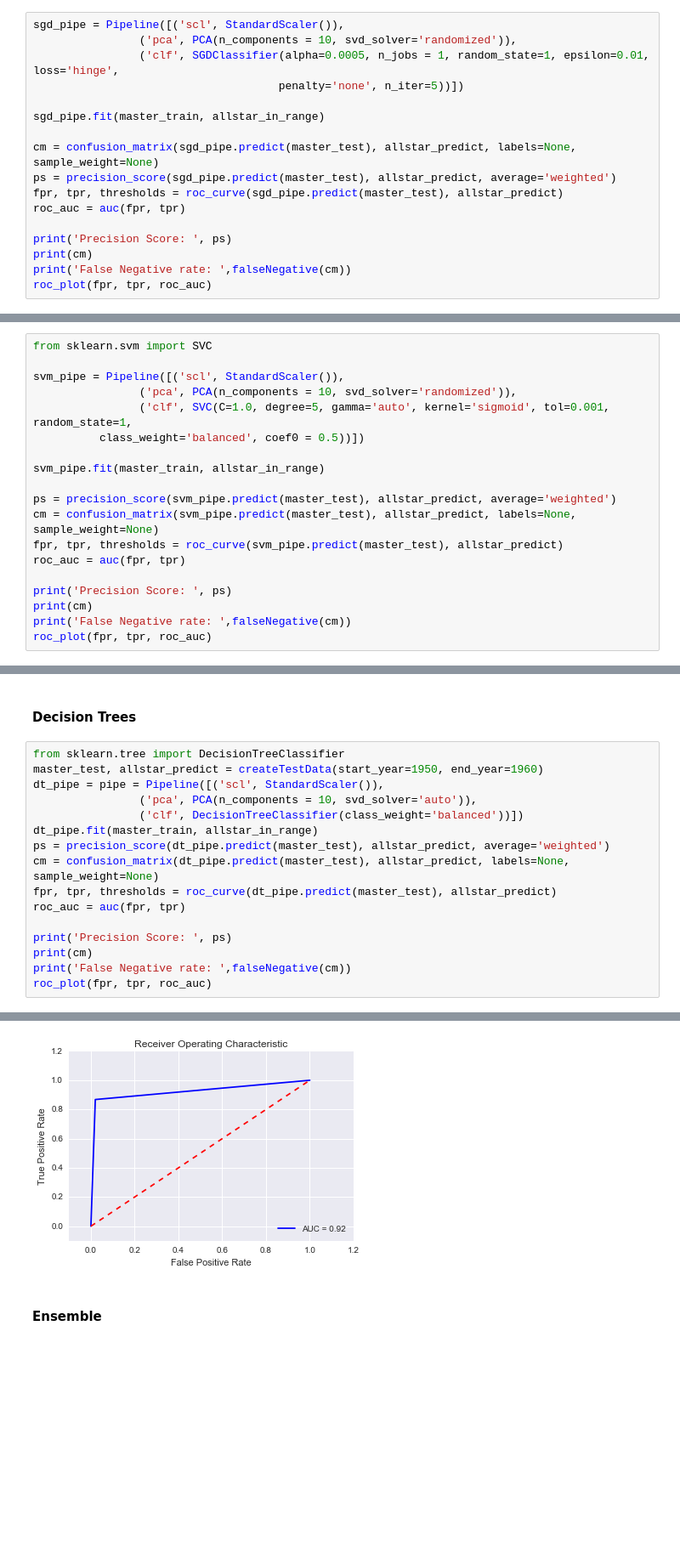
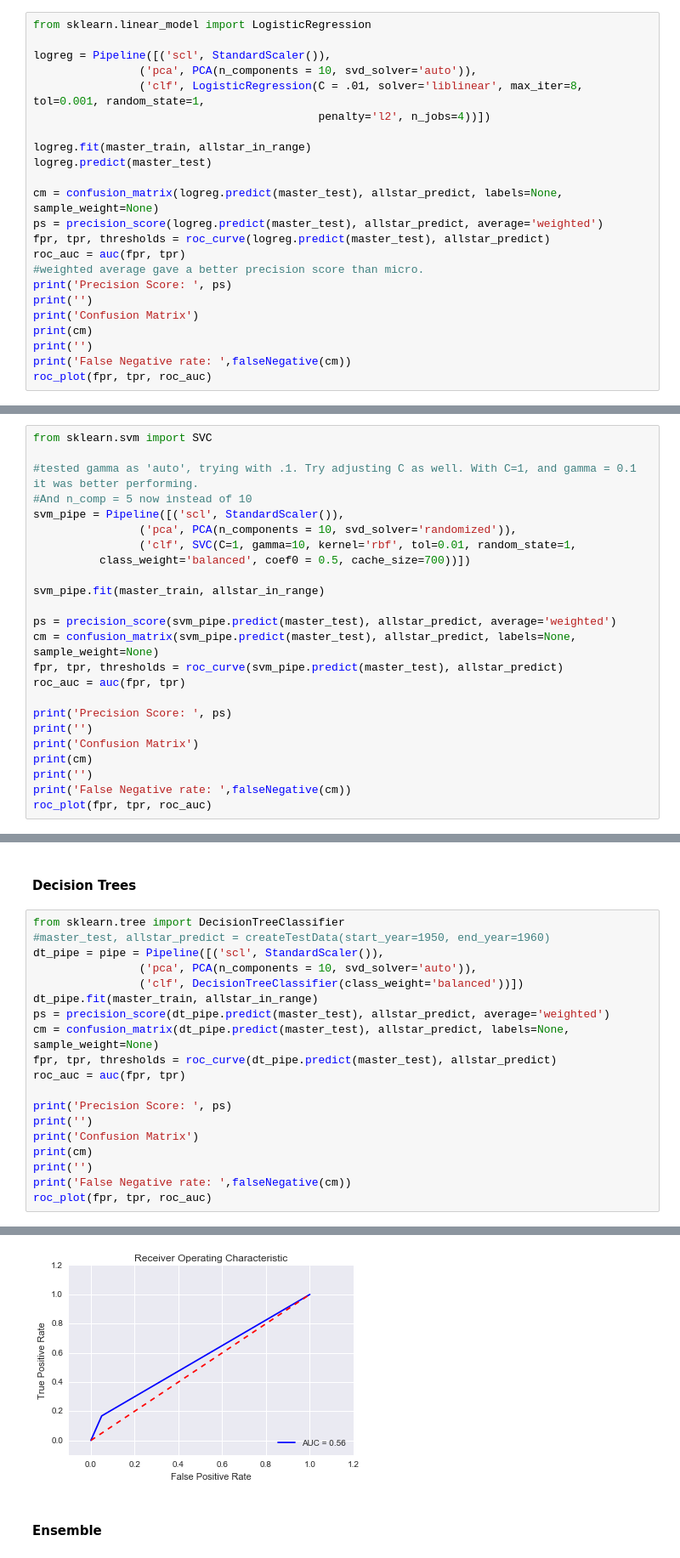
Before and after one commit to quincyschurr/machineLearning, a Jupyter notebook: Lab2/Lab2.ipynb, the cells around one changed output, grey strips where cells are left out. Shown at 85% size. Cells and saved outputs as stored; diff of their text form; blank space fills up the shorter version.

Commit message:
updated tuning and added slider for year
Also added ROC graphs to each algorithm and a conclusion. Included commentary and comments.

```diff
--- a/Lab2/Lab2.ipynb
+++ b/Lab2/Lab2.ipynb
@@ -280,20 +325,26 @@ def roc_plot(fpr, tpr, roc_auc):
 # %% [markdown]
 #### Logistic Regression
 # %%
-sgd_pipe = Pipeline([('scl', StandardScaler()),
-                ('pca', PCA(n_components = 10, svd_solver='randomized')),
-                ('clf', SGDClassifier(alpha=0.0005, n_jobs = 1, random_state=1, epsilon=0.01, loss='hinge',
-                                     penalty='none', n_iter=5))])
+from sklearn.linear_model import LogisticRegression
 
-sgd_pipe.fit(master_train, allstar_in_range)
+logreg = Pipeline([('scl', StandardScaler()),
+                ('pca', PCA(n_components = 10, svd_solver='auto')),
+                ('clf', LogisticRegression(C = .01, solver='liblinear', max_iter=8, tol=0.001, random_state=1,
+                                           penalty='l2', n_jobs=4))])
 
-cm = confusion_matrix(sgd_pipe.predict(master_test), allstar_predict, labels=None, sample_weight=None)
-ps = precision_score(sgd_pipe.predict(master_test), allstar_predict, average='weighted')
-fpr, tpr, thresholds = roc_curve(sgd_pipe.predict(master_test), allstar_predict)
+logreg.fit(master_train, allstar_in_range)
+logreg.predict(master_test)
+
+cm = confusion_matrix(logreg.predict(master_test), allstar_predict, labels=None, sample_weight=None)
+ps = precision_score(logreg.predict(master_test), allstar_predict, average='weighted')
+fpr, tpr, thresholds = roc_curve(logreg.predict(master_test), allstar_predict)
 roc_auc = auc(fpr, tpr)
-
+#weighted average gave a better precision score than micro.
 print('Precision Score: ', ps)
+print('')
+print('Confusion Matrix')
 print(cm)
+print('')
 print('False Negative rate: ',falseNegative(cm))
 roc_plot(fpr, tpr, roc_auc)
 # %% [output]
@@ -336,10 +361,12 @@ False Negative rate:  0.514384349827
 # %%
 from sklearn.svm import SVC
 
+#tested gamma as 'auto', trying with .1. Try adjusting C as well. With C=1, and gamma = 0.1 it was better performing.
+#And n_comp = 5 now instead of 10
 svm_pipe = Pipeline([('scl', StandardScaler()),
                 ('pca', PCA(n_components = 10, svd_solver='randomized')),
-                ('clf', SVC(C=1.0, degree=5, gamma='auto', kernel='sigmoid', tol=0.001, random_state=1,
-          class_weight='balanced', coef0 = 0.5))])
+                ('clf', SVC(C=1, gamma=10, kernel='rbf', tol=0.01, random_state=1,
+          class_weight='balanced', coef0 = 0.5, cache_size=700))])
 
 svm_pipe.fit(master_train, allstar_in_range)
 
@@ -349,7 +376,10 @@ fpr, tpr, thresholds = roc_curve(svm_pipe.predict(master_test), allstar_predict)
 roc_auc = auc(fpr, tpr)
 
 print('Precision Score: ', ps)
+print('')
+print('Confusion Matrix')
 print(cm)
+print('')
 print('False Negative rate: ',falseNegative(cm))
 roc_plot(fpr, tpr, roc_auc)
 # %% [output]
@@ -391,7 +426,7 @@ False Negative rate:  0.75065128396
 #### Decision Trees
 # %%
 from sklearn.tree import DecisionTreeClassifier
-master_test, allstar_predict = createTestData(start_year=1950, end_year=1960)
+#master_test, allstar_predict = createTestData(start_year=1950, end_year=1960)
 dt_pipe = pipe = Pipeline([('scl', StandardScaler()),
                 ('pca', PCA(n_components = 10, svd_solver='auto')),
                 ('clf', DecisionTreeClassifier(class_weight='balanced'))])
@@ -402,7 +437,10 @@ fpr, tpr, thresholds = roc_curve(dt_pipe.predict(master_test), allstar_predict)
 roc_auc = auc(fpr, tpr)
 
 print('Precision Score: ', ps)
+print('')
+print('Confusion Matrix')
 print(cm)
+print('')
 print('False Negative rate: ',falseNegative(cm))
 roc_plot(fpr, tpr, roc_auc)
 # %% [output]
@@ -416,4 +454,4 @@ False Negative rate:  0.131972789116
-[figure, old version]
+[figure, new version]
 # %% [markdown]
 #### Ensemble
 # %% [markdown]
```
Also changed, not shown: parts of 26 cells of this notebook.
